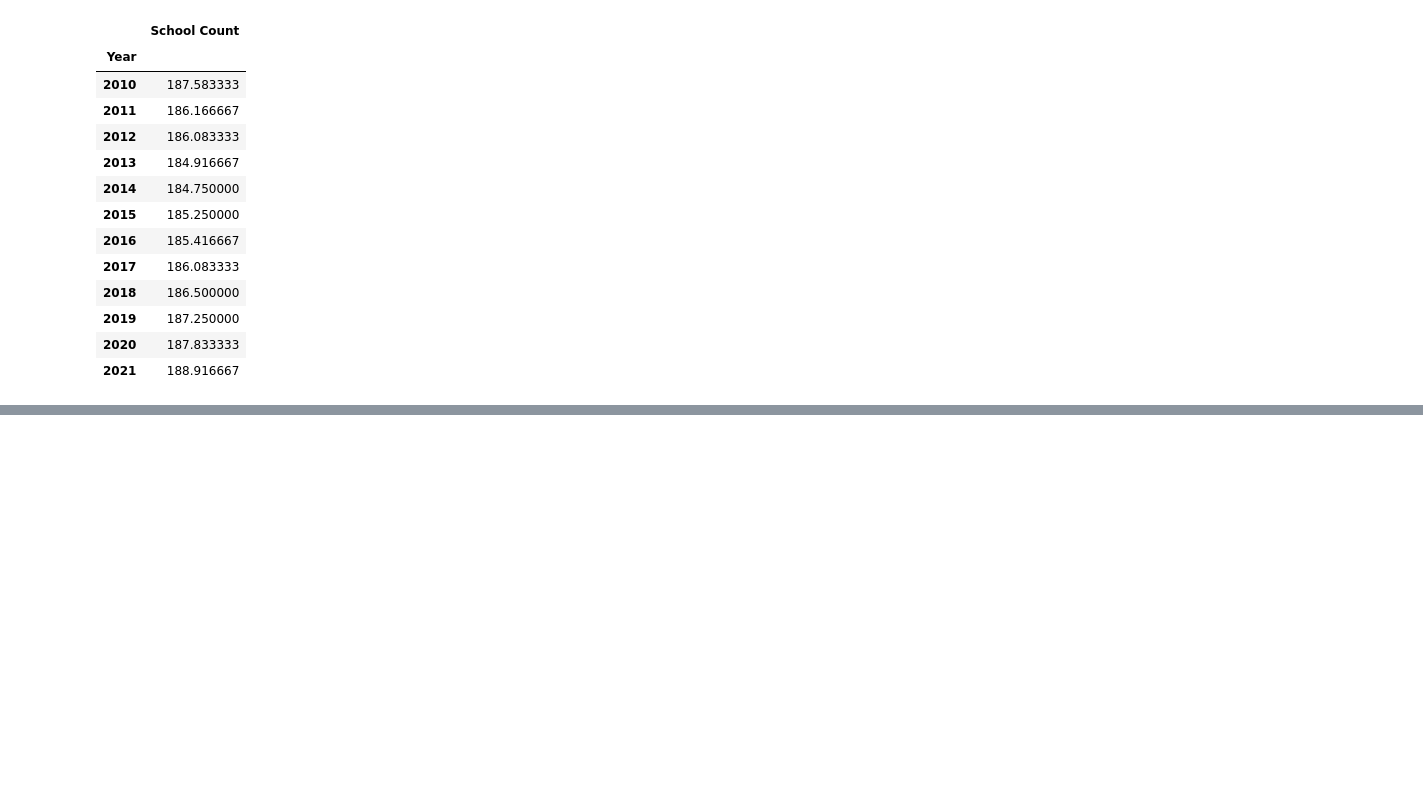
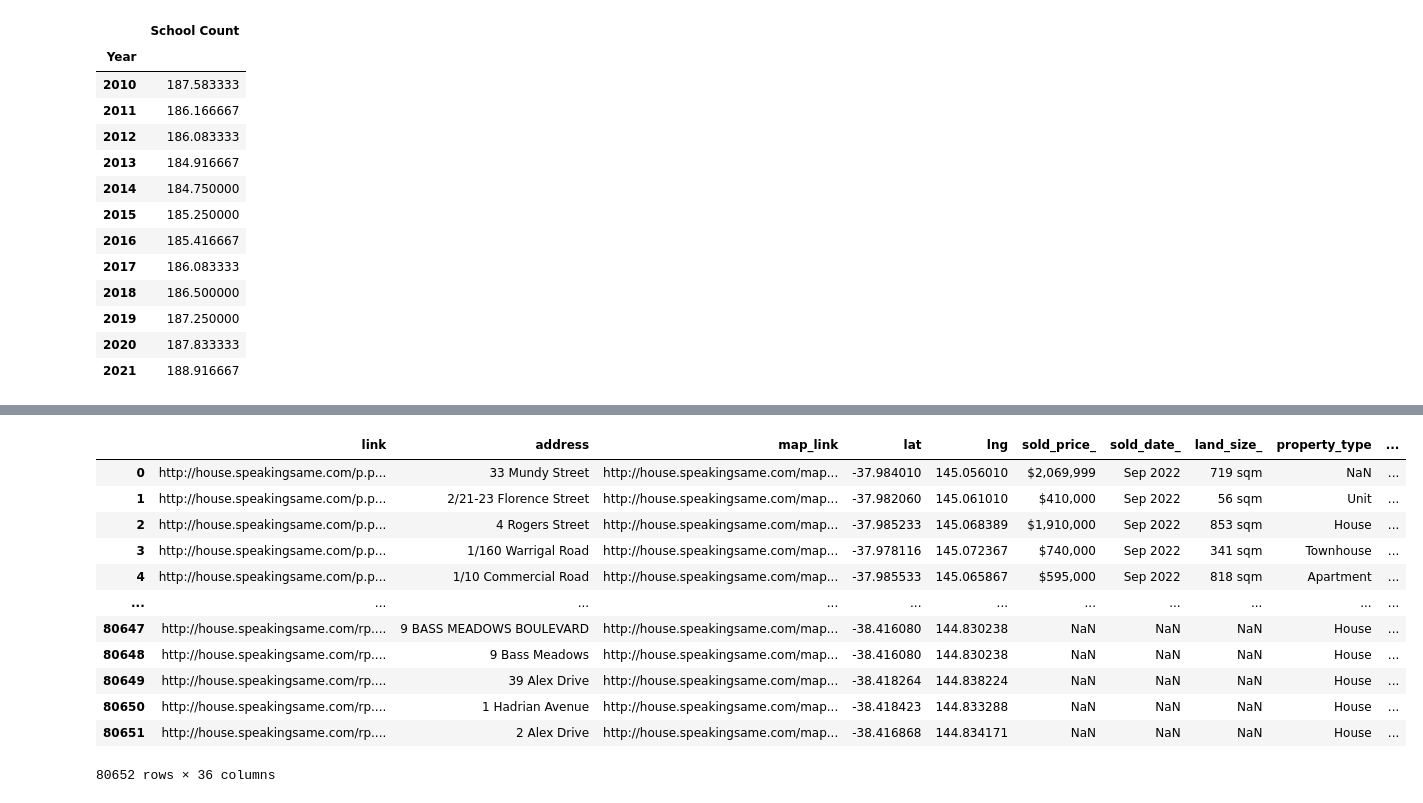
Before and after one commit to MAST30034-Applied-Data-Science/generic-real-estate-consulting-project-group-59, a Jupyter notebook: scripts/ABS_data.ipynb, the cells around one changed output, grey strips where cells are left out. Drawn from its saved outputs; the diff is of its cells as text; code cells hidden in the pictures; blank space fills up the shorter version.

```diff
--- a/scripts/ABS_data.ipynb
+++ b/scripts/ABS_data.ipynb
@@ -244,0 +240,2 @@ vic_education.groupby(by = 'Year').mean()
+# %%
+properties = pd.read_csv('../data/curated/2022-09-18 12_34_18.198964.csv')
@@ -244,0 +254,16 @@ vic_education.groupby(by = 'Year').mean()
+# %%
+properties
+# %% [output]
+|  | link | address | map_link | lat | lng | sold_price_ | sold_date_ | land_size_ | property_type | ... |
+| 0 | http://house.speakingsame.com/p.p... | 33 Mundy Street | http://house.speakingsame.com/map... | -37.984010 | 145.056010 | $2,069,999 | Sep 2022 | 719 sqm | NaN | ... |
+| 1 | http://house.speakingsame.com/p.p... | 2/21-23 Florence Street | http://house.speakingsame.com/map... | -37.982060 | 145.061010 | $410,000 | Sep 2022 | 56 sqm | Unit | ... |
+| 2 | http://house.speakingsame.com/p.p... | 4 Rogers Street | http://house.speakingsame.com/map... | -37.985233 | 145.068389 | $1,910,000 | Sep 2022 | 853 sqm | House | ... |
+| 3 | http://house.speakingsame.com/p.p... | 1/160 Warrigal Road | http://house.speakingsame.com/map... | -37.978116 | 145.072367 | $740,000 | Sep 2022 | 341 sqm | Townhouse | ... |
+| 4 | http://house.speakingsame.com/p.p... | 1/10 Commercial Road | http://house.speakingsame.com/map... | -37.985533 | 145.065867 | $595,000 | Sep 2022 | 818 sqm | Apartment | ... |
+| ... | ... | ... | ... | ... | ... | ... | ... | ... | ... | ... |
+| 80647 | http://house.speakingsame.com/rp.... | 9 BASS MEADOWS BOULEVARD | http://house.speakingsame.com/map... | -38.416080 | 144.830238 | NaN | NaN | NaN | House | ... |
+| 80648 | http://house.speakingsame.com/rp.... | 9 Bass Meadows | http://house.speakingsame.com/map... | -38.416080 | 144.830238 | NaN | NaN | NaN | House | ... |
+| 80649 | http://house.speakingsame.com/rp.... | 39 Alex Drive | http://house.speakingsame.com/map... | -38.418264 | 144.838224 | NaN | NaN | NaN | House | ... |
+| 80650 | http://house.speakingsame.com/rp.... | 1 Hadrian Avenue | http://house.speakingsame.com/map... | -38.418423 | 144.833288 | NaN | NaN | NaN | House | ... |
+| 80651 | http://house.speakingsame.com/rp.... | 2 Alex Drive | http://house.speakingsame.com/map... | -38.416868 | 144.834171 | NaN | NaN | NaN | House | ... |
+80652 rows × 36 columns
```
Also changed, not shown: parts of 9 cells of this notebook, 1 other file.
